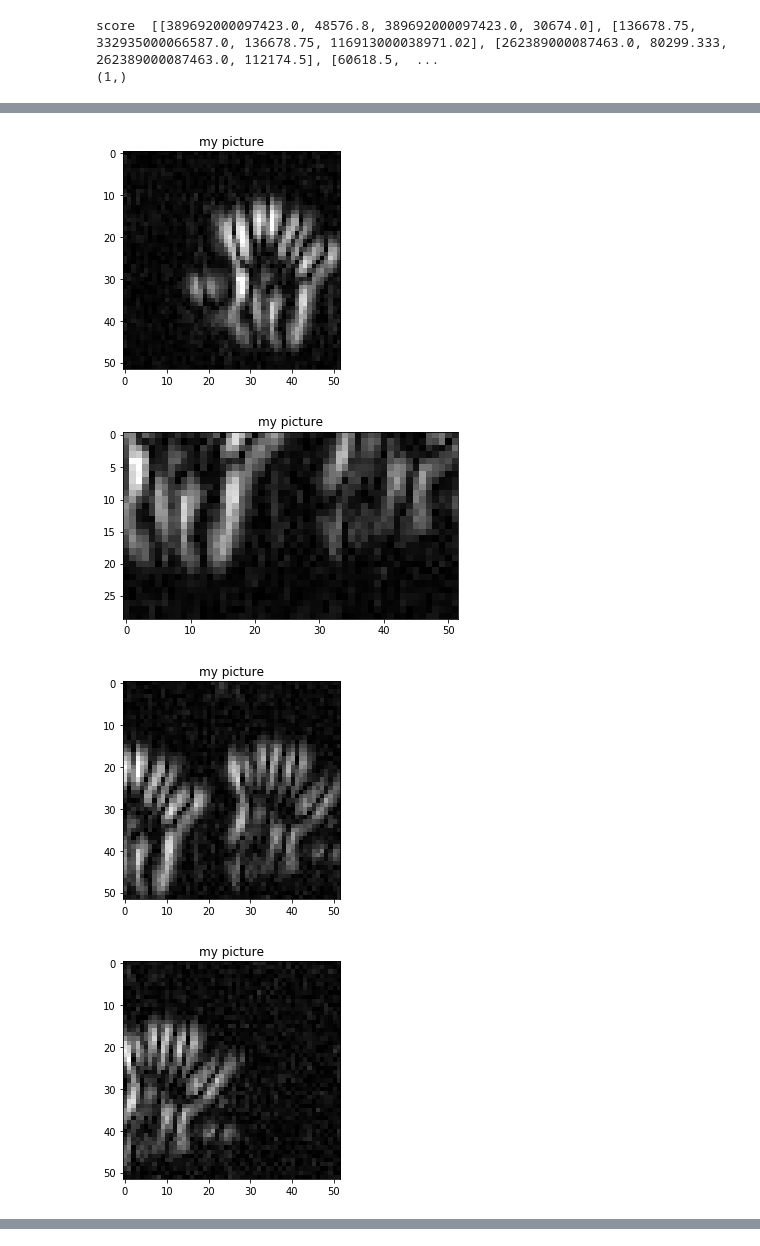
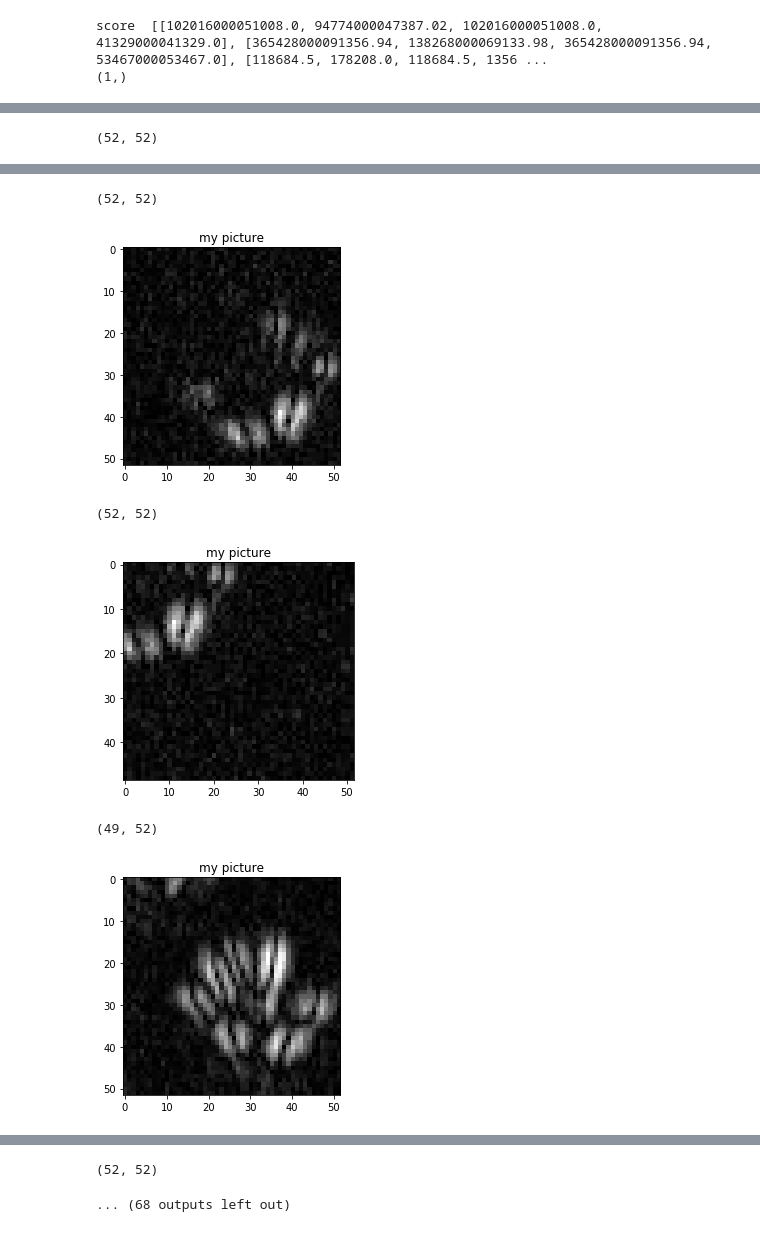
Before and after one commit to darkdefender228/Hands-Detection, a Jupyter notebook: Detection_demo.ipynb, the cells around one changed output, grey strips where cells are left out. Drawn from its saved outputs; the diff is of its cells as text; code cells hidden in the pictures.

```diff
--- a/Detection_demo.ipynb
+++ b/Detection_demo.ipynb
@@ -173,7 +170,7 @@ def crop(box, img):
 
     return img[y[0][0]:y[0][1], x[0][0]:x[0][1]]
 # %%
-def generating_boxes(dots, img, box_shape, shape):
+def generating_boxes(dots, img, box_shape, shape, optimization=False):
     croped_image = []
     score = [] #for evalueting
 
@@ -182,7 +179,7 @@ def generating_boxes(dots, img, box_shape, shape):
     for index, dot_boxes in enumerate(boxes):        # dot_boxes - boxes generated around one dot
         dot_boxes_scores = []
         for box in dot_boxes:                        #evalueting all boxes generated from one dot and save this scores in dot_boxes_scores
-            if index < dots['coordinates'].shape[0]: #(evaluate only box generated from max peek)
+            if optimization and index < dots['coordinates'].shape[0]: #(evaluate only box generated from max peek)
                 dot_boxes_scores.append(evalueting_cropping(box, dots, img, dots['clusters'][0].labels_[index]))
             croped_image.append(crop(box, img))
         if len(dot_boxes_scores) > 0:
@@ -271,17 +268,16 @@ anticipated number of clusters  4
 # %%
-generated = generating_boxes(clusters, original_img, 53, (110, 189))
+generated = generating_boxes(clusters, original_img, 53, (110, 189), optimization=True)
 
 plt.imshow(im, cmap=plt.cm.gray)
 plt.plot(clusters['coordinates'][:, 1], clusters['coordinates'][:, 0], 'r.')
 print(clusters['clusters'].shape)
 plt.plot(clusters['clusters'][0].cluster_centers_[:, 1], clusters['clusters'][0].cluster_centers_[:, 0], 'b.')
-plt.axis('off')
 
 plt.show()
 
-for g in generated:
+for index, g in enumerate(generated):
     show(g)
-    #print(g.shape)
+    print(g.shape)
 # %% [output]
-score  [[389692000097423.0, 48576.8, 389692000097423.0, 30674.0], [136678.75, 332935000066587.0, 136678.75, 116913000038971.02], [262389000087463.0, 80299.333, 262389000087463.0, 112174.5], [60618.5,  ...
+score  [[102016000051008.0, 94774000047387.02, 102016000051008.0, 41329000041329.0], [365428000091356.94, 138268000069133.98, 365428000091356.94, 53467000053467.0], [118684.5, 178208.0, 118684.5, 1356 ...
 (1,)
@@ -289,0 +286 @@ score  [[389692000097423.0, 48576.8, 389692000097423.0, 30674.0], [136678.75, 33
+(52, 52)
@@ -291,4 +288,6 @@ score  [[389692000097423.0, 48576.8, 389692000097423.0, 30674.0], [136678.75, 33
+(52, 52)
-[figure, old version]
+[figure, new version]
+(52, 52)
-[figure, old version]
+[figure, new version]
+(49, 52)
-[figure, old version]
+[figure, new version]
-[figure, removed]
@@ -299,0 +294,2 @@ score  [[389692000097423.0, 48576.8, 389692000097423.0, 30674.0], [136678.75, 33
+(52, 52)
+... (68 outputs left out)
```
Also changed, not shown: parts of 5 cells of this notebook.
